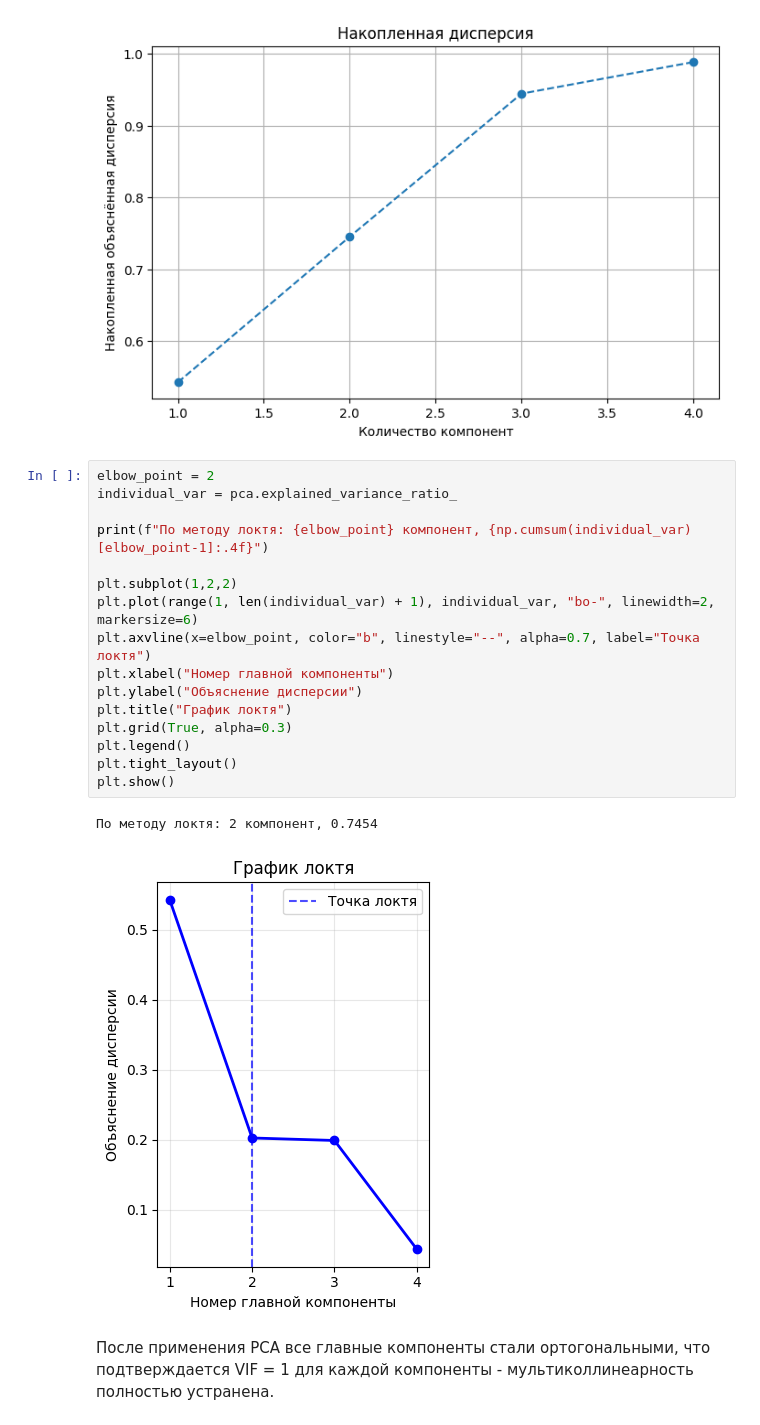
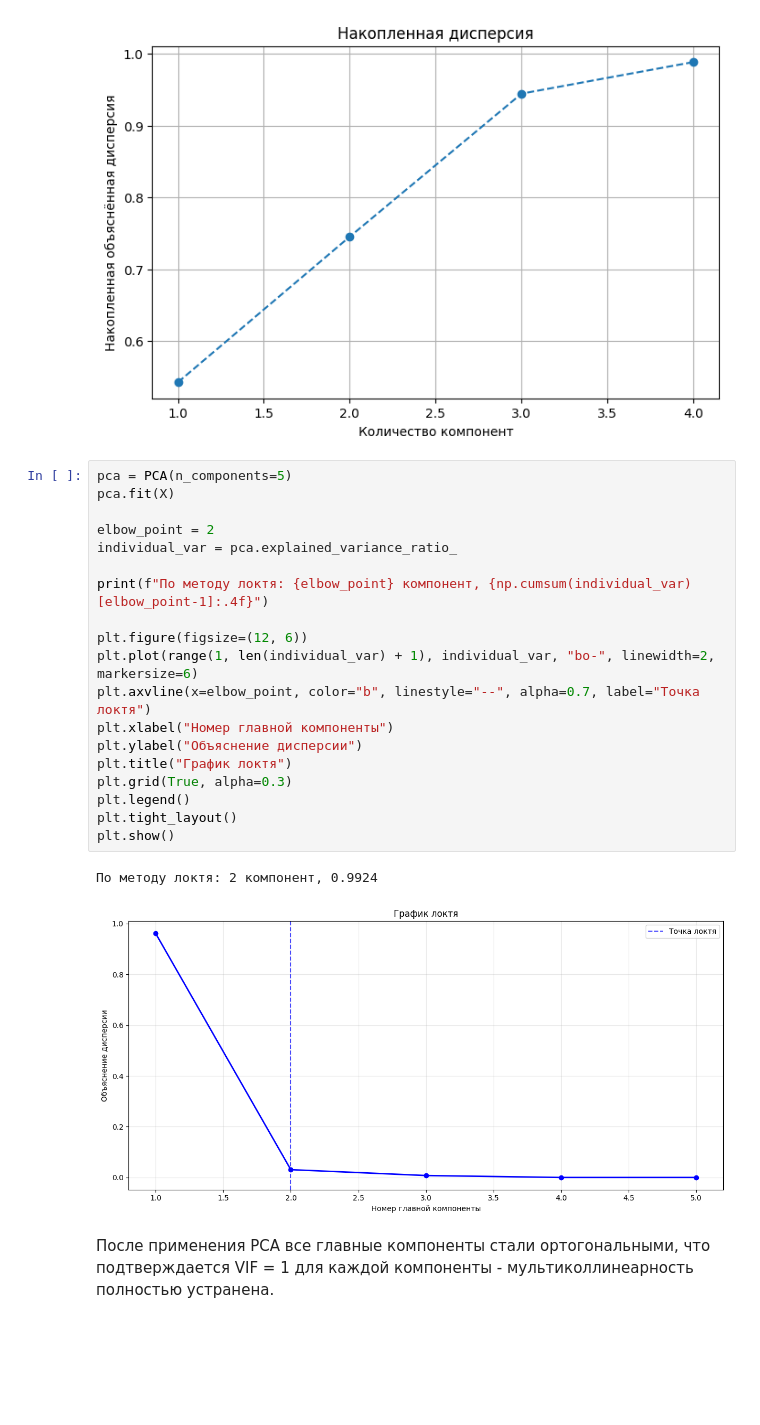
Before and after one commit to vainga/ML_labs, a Jupyter notebook: LAB1/lab1.ipynb, the cells around one changed output. Cells and saved outputs as stored; diff of their text form; blank space fills up the shorter version.

Commit message:
Починил график локтя

```diff
--- a/LAB1/lab1.ipynb
+++ b/LAB1/lab1.ipynb
@@ -280,24 +280,27 @@ plt.show()
 3     PC4  1.0
 [figure]
 # %%
+pca = PCA(n_components=5)
+pca.fit(X)
+
 elbow_point = 2
 individual_var = pca.explained_variance_ratio_
 
 print(f"По методу локтя: {elbow_point} компонент, {np.cumsum(individual_var)[elbow_point-1]:.4f}")
 
-plt.subplot(1,2,2)
+plt.figure(figsize=(12, 6))
 plt.plot(range(1, len(individual_var) + 1), individual_var, "bo-", linewidth=2, markersize=6)
 plt.axvline(x=elbow_point, color="b", linestyle="--", alpha=0.7, label="Точка локтя")
 plt.xlabel("Номер главной компоненты")
 plt.ylabel("Объяснение дисперсии")
 plt.title("График локтя")
 plt.grid(True, alpha=0.3)
 plt.legend()
 plt.tight_layout()
 plt.show()
 # %% [output]
-По методу локтя: 2 компонент, 0.7454
+По методу локтя: 2 компонент, 0.9924
-[figure, old version]
+[figure, new version]
 # %% [markdown]
 После применения PCA все главные компоненты стали ортогональными, что подтверждается VIF = 1 для каждой компоненты - мультиколлинеарность полностью устранена.
 # %%
```
